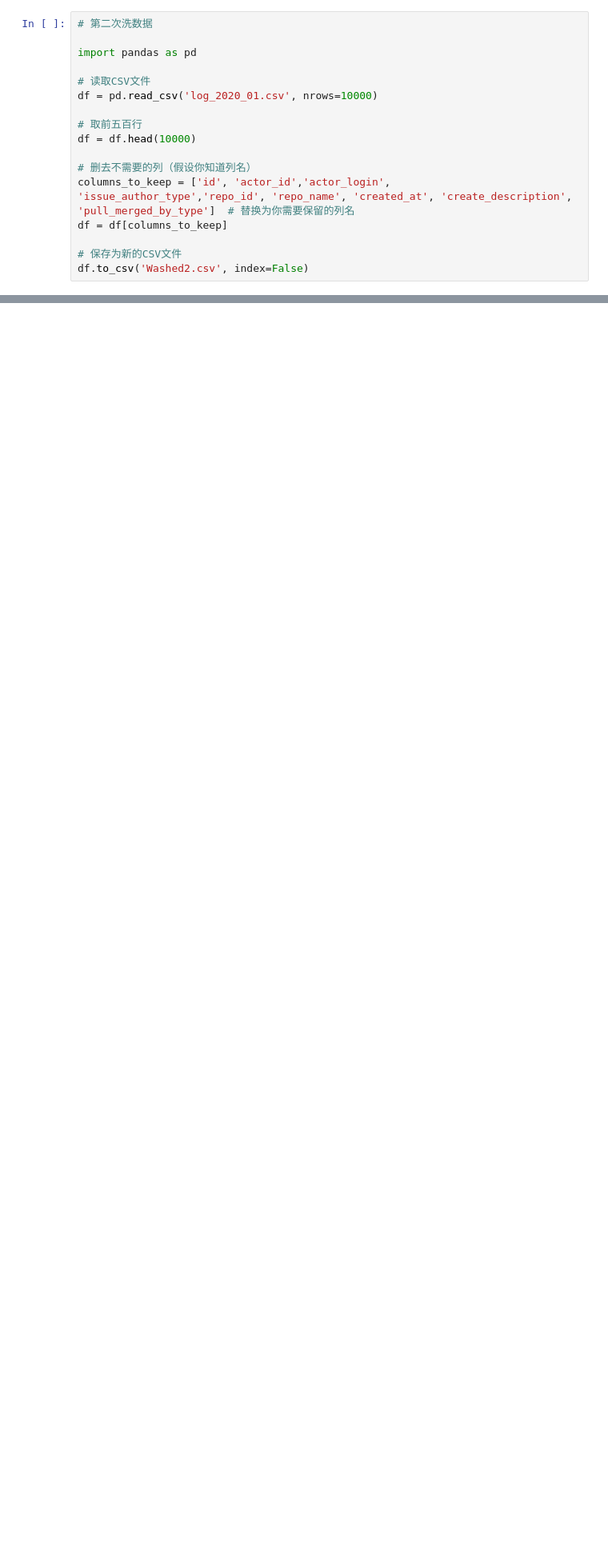
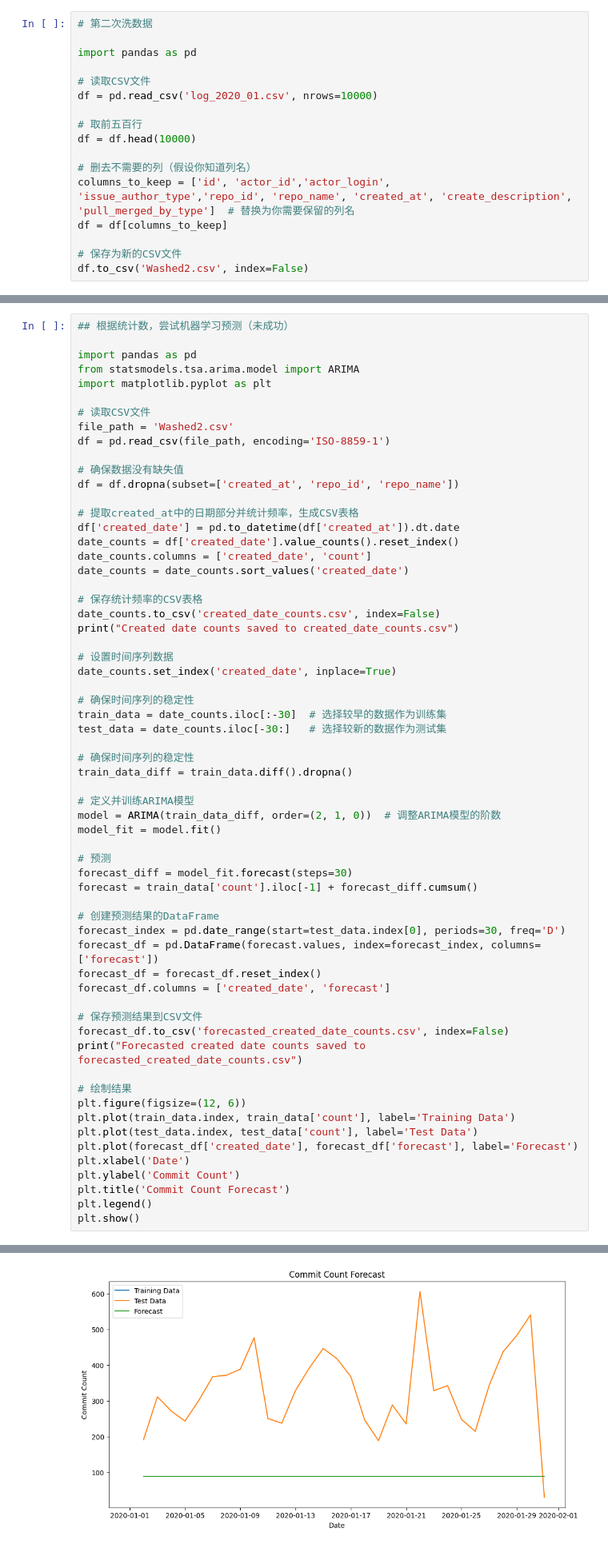
Before and after one commit to BronsonLau/OpenRank_OpenSourceContribution, a Jupyter notebook: Data_Washing/datawashing.ipynb, the cells around one changed output, grey strips where cells are left out. Shown: that part at 80% size. Cells and saved outputs as stored; diff of their text form; blank space fills up the shorter version.

Commit message:
尝试机器学习预测，未成功

```diff
--- a/Data_Washing/datawashing.ipynb
+++ b/Data_Washing/datawashing.ipynb
@@ -72,0 +48,63 @@ Created date counts saved to created_date_counts.csv
+# %%
+## 根据统计数，尝试机器学习预测（未成功）
+
+import pandas as pd
+from statsmodels.tsa.arima.model import ARIMA
+import matplotlib.pyplot as plt
+
+# 读取CSV文件
+file_path = 'Washed2.csv'
+df = pd.read_csv(file_path, encoding='ISO-8859-1')
+
+# 确保数据没有缺失值
+df = df.dropna(subset=['created_at', 'repo_id', 'repo_name'])
+
+# 提取created_at中的日期部分并统计频率，生成CSV表格
+df['created_date'] = pd.to_datetime(df['created_at']).dt.date
+date_counts = df['created_date'].value_counts().reset_index()
+date_counts.columns = ['created_date', 'count']
+date_counts = date_counts.sort_values('created_date')
+
+# 保存统计频率的CSV表格
+date_counts.to_csv('created_date_counts.csv', index=False)
+print("Created date counts saved to created_date_counts.csv")
+
+# 设置时间序列数据
+date_counts.set_index('created_date', inplace=True)
+
+# 确保时间序列的稳定性
+train_data = date_counts.iloc[:-30]  # 选择较早的数据作为训练集
+test_data = date_counts.iloc[-30:]   # 选择较新的数据作为测试集
+
+# 确保时间序列的稳定性
+train_data_diff = train_data.diff().dropna()
+
+# 定义并训练ARIMA模型
+model = ARIMA(train_data_diff, order=(2, 1, 0))  # 调整ARIMA模型的阶数
+model_fit = model.fit()
+
+# 预测
+forecast_diff = model_fit.forecast(steps=30)
+forecast = train_data['count'].iloc[-1] + forecast_diff.cumsum()
+
+# 创建预测结果的DataFrame
+forecast_index = pd.date_range(start=test_data.index[0], periods=30, freq='D')
+forecast_df = pd.DataFrame(forecast.values, index=forecast_index, columns=['forecast'])
+forecast_df = forecast_df.reset_index()
+forecast_df.columns = ['created_date', 'forecast']
+
+# 保存预测结果到CSV文件
+forecast_df.to_csv('forecasted_created_date_counts.csv', index=False)
+print("Forecasted created date counts saved to forecasted_created_date_counts.csv")
+
+# 绘制结果
+plt.figure(figsize=(12, 6))
+plt.plot(train_data.index, train_data['count'], label='Training Data')
+plt.plot(test_data.index, test_data['count'], label='Test Data')
+plt.plot(forecast_df['created_date'], forecast_df['forecast'], label='Forecast')
+plt.xlabel('Date')
+plt.ylabel('Commit Count')
+plt.title('Commit Count Forecast')
+plt.legend()
+plt.show()
+# %% [output]
@@ -72,0 +113 @@ Created date counts saved to created_date_counts.csv
+[figure, added]
```
Also changed, not shown: parts of 2 cells of this notebook, 3 other files.
